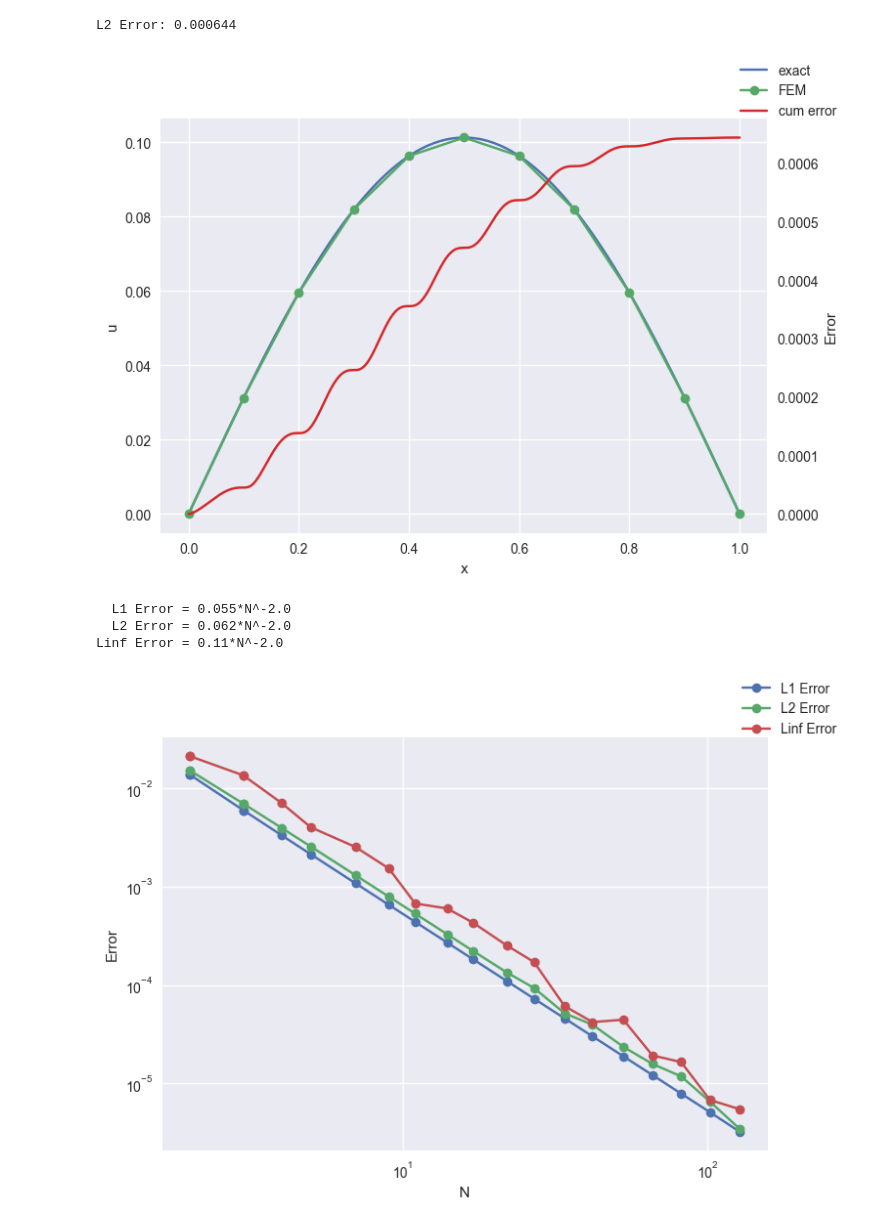
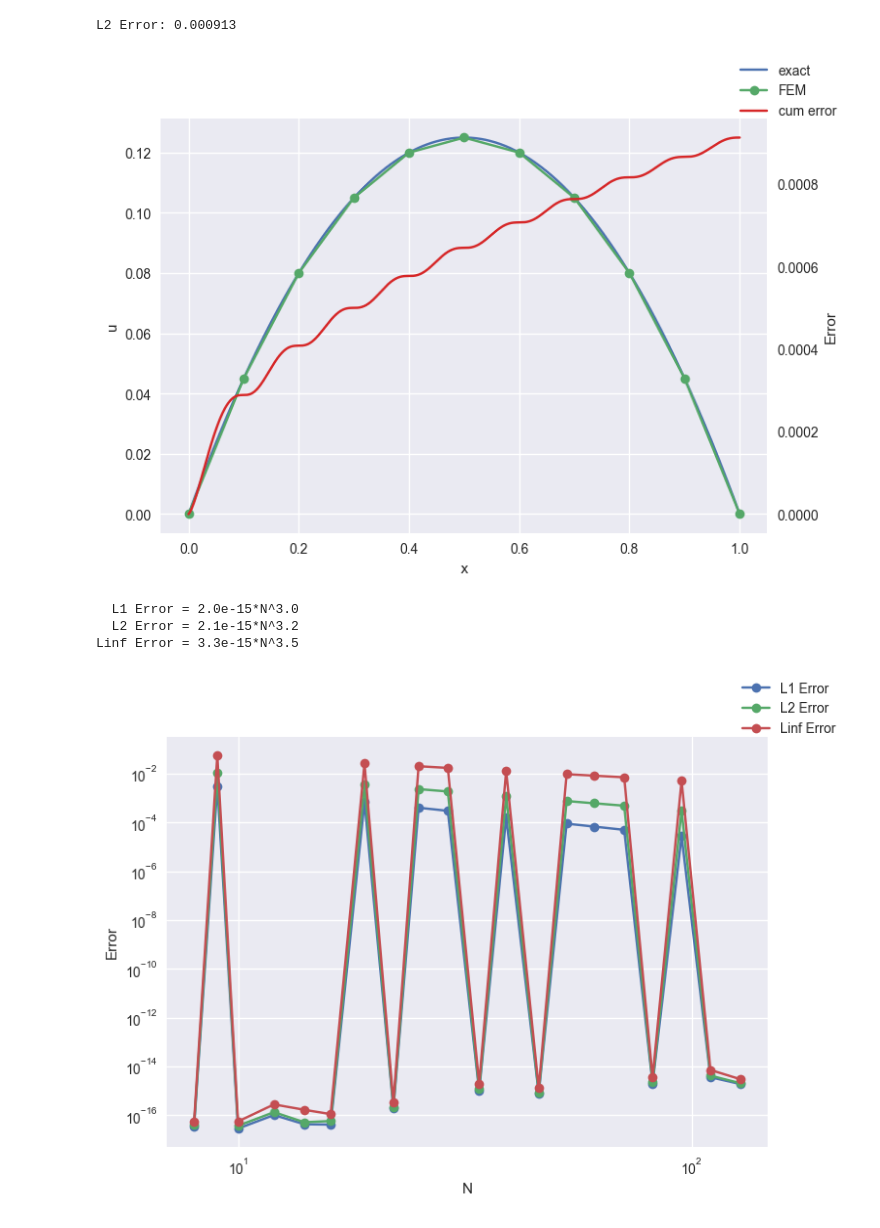
Before and after one commit to Brianhuynh97/ProgrammingPDE1, a Jupyter notebook: individual_solutions/Paul/pe1.ipynb, the cells around one changed output. Drawn from its saved outputs; the diff is of its cells as text; code cells hidden in the pictures.

```diff
--- a/individual_solutions/Paul/pe1.ipynb
+++ b/individual_solutions/Paul/pe1.ipynb
@@ -20,7 +23,7 @@ N = 10 # number of intervals
 h = (xN - x0) / (N)  # N+1 nodes means N intervals
 
 # get analytical solution u, f(x), coefficients b and matrix elements a_ij
-u_f, u_fpp, u_b, u_a_ij = funcs["f3_lin"]
+u_f, u_fpp, u_b, u_a_ij = funcs["f2_lin"]
 
 #u_f means exact solution u(x)
 #u_fpp means second derivative of exact solution u''(x)
@@ -70,22 +73,22 @@ ax.set_ylabel("u")
 ax2.set_ylabel("Error")
 _ = fig.legend()
 # %% [output]
-L2 Error: 0.000644
+L2 Error: 0.000913
-[figure, old version]
+[figure, new version]
 # %%
 # plot errors over N
 
-u_f, u_fpp, u_b, u_a_ij = funcs["f3_lin"]
+u_f, u_fpp, u_b, u_a_ij = funcs["f2_lin"]
 
 x0, xN = 0, 1 # domain boundaries
-fine_x = np.linspace(x0, xN, num=10000)
+fine_x = np.linspace(x0, xN, num=100)
 
 u_anal = u_f(fine_x) # exact solution at high resolution x values
 
 temp1, temp2, temp3 = [], [], [] # temp1 for l1, temp2 for l2, temp3 for linf
 
 ns = np.logspace(
-    np.log2(3) // 1, np.log2(200) // 1, base=2, dtype=int, num=20
+    np.log2(8) // 1, np.log2(250) // 1, base=2, dtype=int, num=20
 )  # get k integers between a,b evenly spaced in logspace base 2
 
 # ns = np.arange(3, 60)
@@ -107,36 +110,36 @@ for N in ns:
 
     temp1.append(l1_err_func(u_f, u_num_corse, x_grid))
     # compute L1 error
     temp2.append(l2_err_func(u_f, u_num_corse, x_grid))
     temp3.append(linf_err_func(u_f, u_num_corse, x_grid))
 
 
 l1_errors = np.array(temp1)
 l2_errors = np.array(temp2)
 linf_errors = np.array(temp3)
 
 ax.plot(ns, l1_errors, "-o", label="L1 Error")
 ax.plot(ns, l2_errors, "-o", label="L2 Error")
 ax.plot(ns, linf_errors, "-o", label="Linf Error")
 
 ax.set_xlabel("N")
 ax.set_ylabel("Error")
 ax.set_xscale("log")
 ax.set_yscale("log")
 fig.legend()
 
 for errors, label in zip(
     [l1_errors, l2_errors, linf_errors], ["L1 Error", "L2 Error", "Linf Error"]
 ):
     # as y = c x^n
     # log(y) = log(c) + n*log(x)
     # so we find the convergence order n by linear regression
     slope, intercept = np.polyfit(np.log(ns), np.log(errors), 1)
     print(f"{label:>10} = {np.exp(intercept):#0.2}*N^{slope:#.2}")
 # %% [output]
-  L1 Error = 0.055*N^-2.0
-  L2 Error = 0.062*N^-2.0
-Linf Error = 0.11*N^-2.0
+  L1 Error = 2.0e-15*N^3.0
+  L2 Error = 2.1e-15*N^3.2
+Linf Error = 3.3e-15*N^3.5
-[figure, old version]
+[figure, new version]
 # %%
 x0, xN = 0, 1
```
Also changed, not shown: parts of 3 cells of this notebook, 3 other files.
